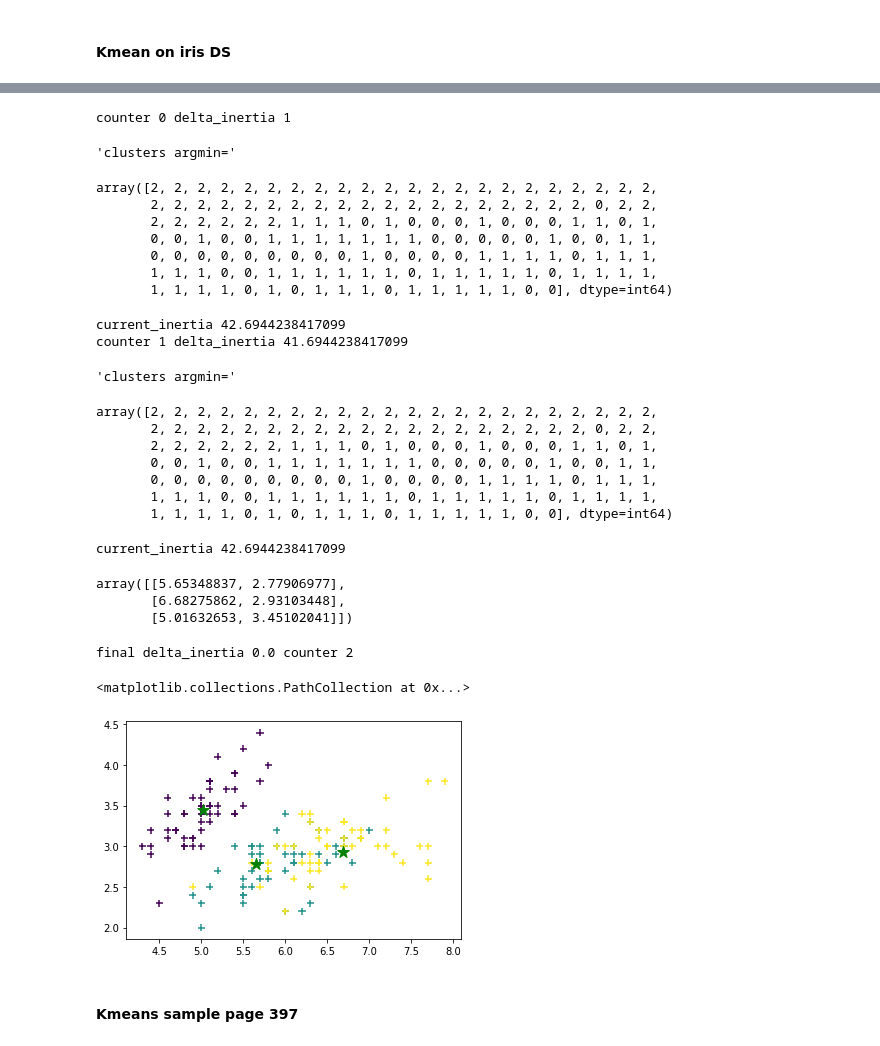
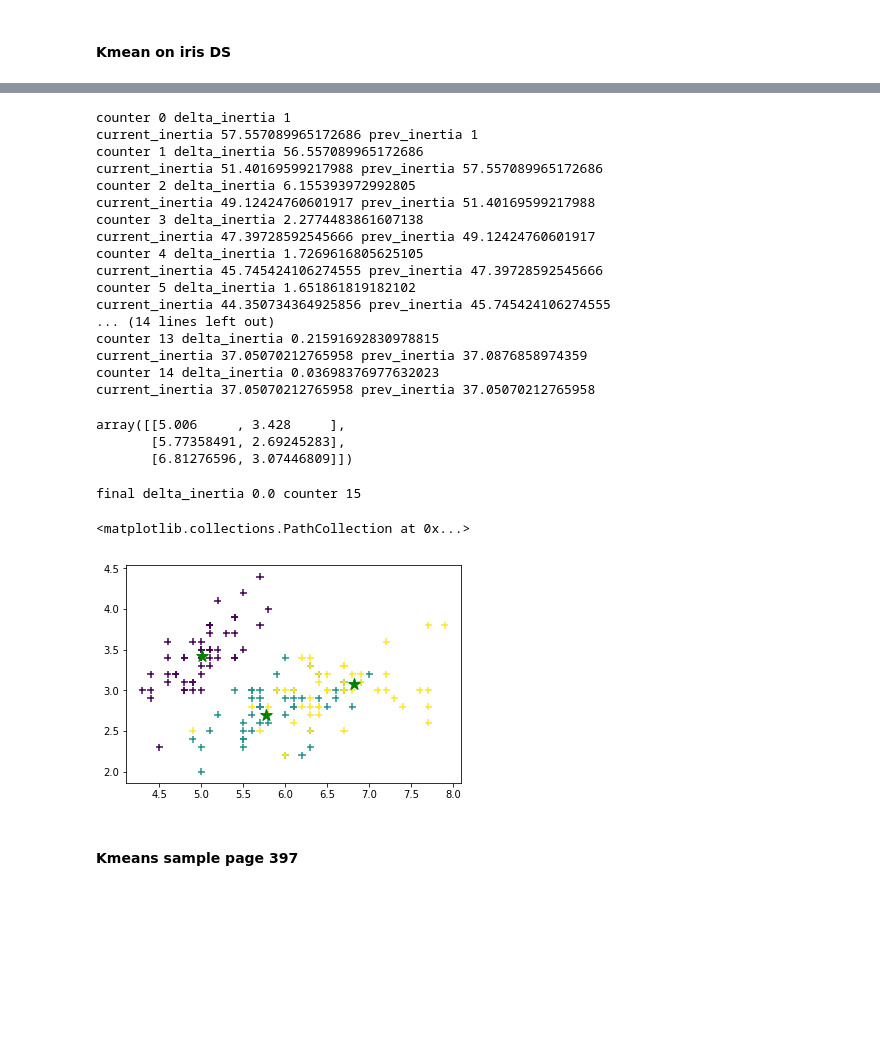
Before and after one commit to meitalis/meitalis_repository, a Jupyter notebook: samples/machine_learning/ml_clustering_K-mean.ipynb, the cells around one changed output, grey strips where cells are left out. Drawn from its saved outputs; the diff is of its cells as text; code cells hidden in the pictures; blank space fills up the shorter version.

```diff
--- a/samples/machine_learning/ml_clustering_K-mean.ipynb
+++ b/samples/machine_learning/ml_clustering_K-mean.ipynb
@@ -73,7 +1435,7 @@ inertia = np.zeros((k,1))
 tolerance = 0.0001
 prev_inertia, current_inertia = 0,1
 
-delta_inertia = current_inertia - prev_inertia #np.sqrt(((centroids_new - centroids_old)**2).sum(axis=1))
+delta_inertia = np.abs(current_inertia - prev_inertia) #np.sqrt(((centroids_new - centroids_old)**2).sum(axis=1))
 #display('error',error)
 counter = 0
 while delta_inertia > tolerance:
@@ -84,65 +1446,62 @@ while delta_inertia > tolerance:
     #         print(((data - centroids[i])**2))
     #         print(((data - centroids[i])**2).sum(axis=1))
     #         print(np.sqrt(((data - centroids[i])**2).sum(axis=1)))
-        distances[:,i] = np.sqrt(((X - centroids[i])**2).sum(axis=1))
+        distances[:,i] = np.sqrt(((X - centroids_new[i])**2).sum(axis=1))
         #print('distances k=',i,distances[:,i])
 
     clusters = np.argmin(distances, axis = 1)
-    display('clusters argmin=',clusters)
+    #display('clusters argmin=',clusters)
 
     centroids_old = centroids_new.copy()
 
     for i in range(k):
 #         print(X[clusters == 1])
 #         print(np.mean(X[clusters == i], axis=0))
         centroids_new[i] = np.mean(X[clusters == i], axis=0)
 
 
     for i in range(k):
 
         idx = np.where(clusters==i)
         #print('idx',idx)
         inertia[i] = np.sum(((X[idx] - centroids_new[i])**2).sum(axis=1))
         #print('inertia',inertia)
 
     prev_inertia = current_inertia
     current_inertia = inertia.sum()
-    delta_inertia = current_inertia - prev_inertia
+    delta_inertia = np.abs(current_inertia - prev_inertia)
     counter += 1
-    print('current_inertia',current_inertia)
+    print('current_inertia',current_inertia,'prev_inertia',prev_inertia)
 
 display(centroids_new)
 print('final delta_inertia',delta_inertia,'counter',counter)
 
 plt.scatter(X[:,0], X[:,1],marker='+',c=y, s=50)
 plt.scatter(centroids_new[:,0], centroids_new[:,1], marker='*', c='g', s=150)
 # %% [output]
 counter 0 delta_inertia 1
+current_inertia 57.557089965172686 prev_inertia 1
+counter 1 delta_inertia 56.557089965172686
+current_inertia 51.40169599217988 prev_inertia 57.557089965172686
+counter 2 delta_inertia 6.155393972992805
+current_inertia 49.12424760601917 prev_inertia 51.40169599217988
+counter 3 delta_inertia 2.2774483861607138
+current_inertia 47.39728592545666 prev_inertia 49.12424760601917
+counter 4 delta_inertia 1.7269616805625105
+current_inertia 45.745424106274555 prev_inertia 47.39728592545666
+counter 5 delta_inertia 1.651861819182102
+current_inertia 44.350734364925856 prev_inertia 45.745424106274555
+... (14 lines left out)
+counter 13 delta_inertia 0.21591692830978815
+current_inertia 37.05070212765958 prev_inertia 37.0876858974359
+counter 14 delta_inertia 0.03698376977632023
+current_inertia 37.05070212765958 prev_inertia 37.05070212765958
-'clusters argmin='
+array([[5.006     , 3.428     ],
+       [5.77358491, 2.69245283],
+       [6.81276596, 3.07446809]])
-array([2, 2, 2, 2, 2, 2, 2, 2, 2, 2, 2, 2, 2, 2, 2, 2, 2, 2, 2, 2, 2, 2,
-       2, 2, 2, 2, 2, 2, 2, 2, 2, 2, 2, 2, 2, 2, 2, 2, 2, 2, 2, 0, 2, 2,
-       2, 2, 2, 2, 2, 2, 1, 1, 1, 0, 1, 0, 0, 0, 1, 0, 0, 0, 1, 1, 0, 1,
-       0, 0, 1, 0, 0, 1, 1, 1, 1, 1, 1, 1, 0, 0, 0, 0, 0, 1, 0, 0, 1, 1,
-       0, 0, 0, 0, 0, 0, 0, 0, 0, 1, 0, 0, 0, 0, 1, 1, 1, 1, 0, 1, 1, 1,
-       1, 1, 1, 0, 0, 1, 1, 1, 1, 1, 1, 0, 1, 1, 1, 1, 1, 0, 1, 1, 1, 1,
-       1, 1, 1, 1, 0, 1, 0, 1, 1, 1, 0, 1, 1, 1, 1, 1, 0, 0], dtype=int64)
+final delta_inertia 0.0 counter 15
-current_inertia 42.6944238417099
-counter 1 delta_inertia 41.6944238417099
+<matplotlib.collections.PathCollection at 0x...>
-'clusters argmin='
-array([2, 2, 2, 2, 2, 2, 2, 2, 2, 2, 2, 2, 2, 2, 2, 2, 2, 2, 2, 2, 2, 2,
-       2, 2, 2, 2, 2, 2, 2, 2, 2, 2, 2, 2, 2, 2, 2, 2, 2, 2, 2, 0, 2, 2,
-       2, 2, 2, 2, 2, 2, 1, 1, 1, 0, 1, 0, 0, 0, 1, 0, 0, 0, 1, 1, 0, 1,
-       0, 0, 1, 0, 0, 1, 1, 1, 1, 1, 1, 1, 0, 0, 0, 0, 0, 1, 0, 0, 1, 1,
-       0, 0, 0, 0, 0, 0, 0, 0, 0, 1, 0, 0, 0, 0, 1, 1, 1, 1, 0, 1, 1, 1,
-       1, 1, 1, 0, 0, 1, 1, 1, 1, 1, 1, 0, 1, 1, 1, 1, 1, 0, 1, 1, 1, 1,
-       1, 1, 1, 1, 0, 1, 0, 1, 1, 1, 0, 1, 1, 1, 1, 1, 0, 0], dtype=int64)
-current_inertia 42.6944238417099
-array([[5.65348837, 2.77906977],
-       [6.68275862, 2.93103448],
-       [5.01632653, 3.45102041]])
-final delta_inertia 0.0 counter 2
-<matplotlib.collections.PathCollection at 0x...>
-[figure, old version]
+[figure, new version]
 # %% [markdown]
 #### Kmeans sample page 397
 # %%
```
Also changed, not shown: parts of 5 cells of this notebook, 2 other files.
